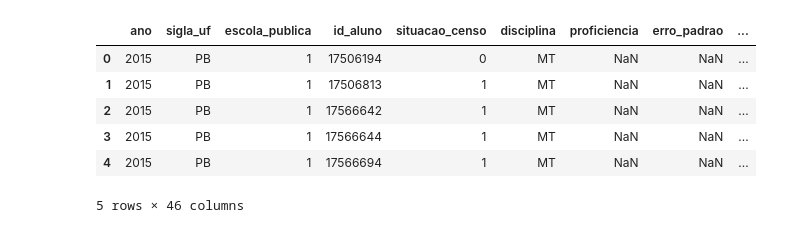
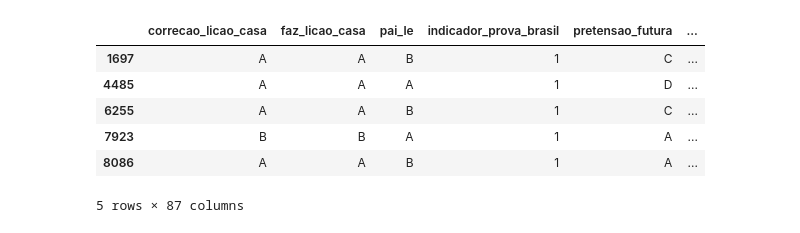
Before and after one commit to JamboTechUFPB/SAEB_Classificador, a Jupyter notebook: treatment_analysis/columns-treatment.ipynb, the cells around one changed output. Saved outputs shown, nothing was run; the diff lists cells and outputs as text; code cells hidden in the pictures.

```diff
--- a/treatment_analysis/columns-treatment.ipynb
+++ b/treatment_analysis/columns-treatment.ipynb
@@ -6,14 +6,15 @@ cwd = os.getcwd()
 
 ROOT = os.path.join(cwd, '../')
 DATA_FOLDER = os.path.join(ROOT, 'data/')
+RAW_DATA_FOLDER = os.path.join(DATA_FOLDER, 'raw/')
 # %%
-df = pd.read_pickle(os.path.join(DATA_FOLDER, 'saeb_pb_filtered_2015.pkl'))
+df = pd.read_pickle(os.path.join(RAW_DATA_FOLDER, 'saeb_pb_2017-2007.pkl'))
 df.head()
 # %% [output]
-|  | ano | sigla_uf | escola_publica | id_aluno | situacao_censo | disciplina | proficiencia | erro_padrao | ... |
-| 0 | 2015 | PB | 1 | 17506194 | 0 | MT | NaN | NaN | ... |
-| 1 | 2015 | PB | 1 | 17506813 | 1 | MT | NaN | NaN | ... |
-| 2 | 2015 | PB | 1 | 17566642 | 1 | MT | NaN | NaN | ... |
-| 3 | 2015 | PB | 1 | 17566644 | 1 | MT | NaN | NaN | ... |
-| 4 | 2015 | PB | 1 | 17566694 | 1 | MT | NaN | NaN | ... |
+|  | correcao_licao_casa | faz_licao_casa | pai_le | indicador_prova_brasil | pretensao_futura | ... |
+| 1697 | A | A | B | 1 | C | ... |
+| 4485 | A | A | A | 1 | D | ... |
+| 6255 | A | A | B | 1 | C | ... |
+| 7923 | B | B | A | 1 | A | ... |
+| 8086 | A | A | B | 1 | A | ... |
-5 rows × 46 columns
+5 rows × 87 columns
```
Also changed, not shown: parts of 48 cells of this notebook, 21 other files.
